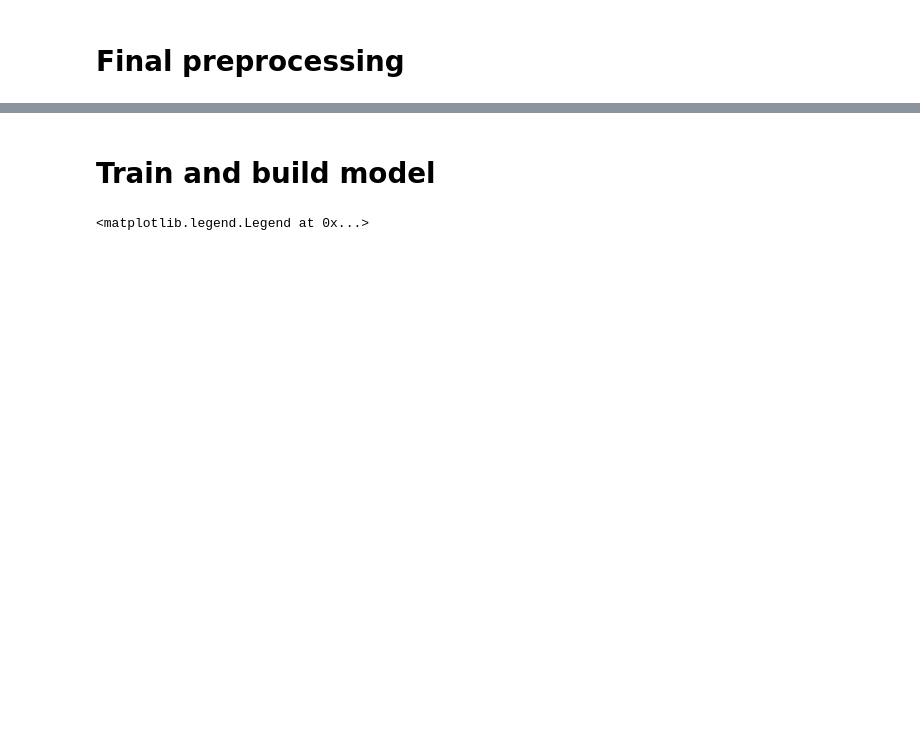
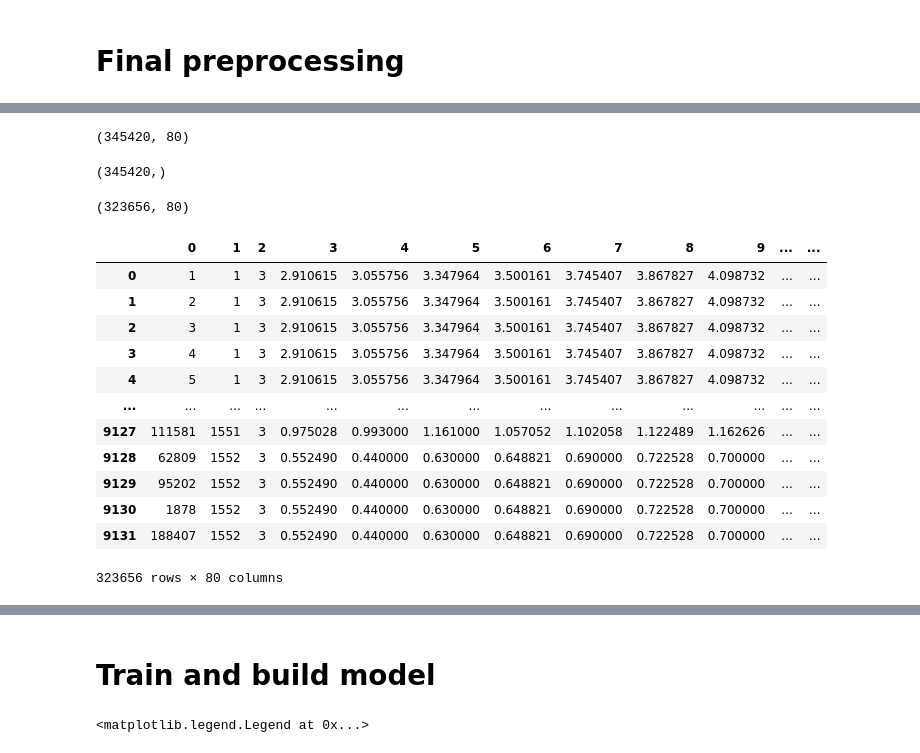
Before and after one commit to ePPilgrim/Python, a Jupyter notebook: MHS/jupyter/mhs_model.ipynb, the cells around one changed output, grey strips where cells are left out. Cells and saved outputs as stored; diff of their text form; code cells hidden in the pictures; blank space fills up the shorter version.

```diff
--- a/MHS/jupyter/mhs_model.ipynb
+++ b/MHS/jupyter/mhs_model.ipynb
@@ -46,2 +61,36 @@ tfkl = tf.keras.layers
+# %%
+df = train_df.copy()
+# %%
+df = df.drop_duplicates(subset = [0,1])
+# %%
+df.shape
+# %% [output]
+(345420, 80)
+# %%
+lx = (df.iloc[:,-14:-2] < -0.00001).any(axis = 1)
+print(lx.shape)
+df = df[~lx]
+# %% [output]
+(345420,)
+# %%
+df.shape
+# %% [output]
+(323656, 80)
+# %%
+df
+# %% [output]
+|  | 0 | 1 | 2 | 3 | 4 | 5 | 6 | 7 | 8 | 9 | ... | ... |
+| 0 | 1 | 1 | 3 | 2.910615 | 3.055756 | 3.347964 | 3.500161 | 3.745407 | 3.867827 | 4.098732 | ... | ... |
+| 1 | 2 | 1 | 3 | 2.910615 | 3.055756 | 3.347964 | 3.500161 | 3.745407 | 3.867827 | 4.098732 | ... | ... |
+| 2 | 3 | 1 | 3 | 2.910615 | 3.055756 | 3.347964 | 3.500161 | 3.745407 | 3.867827 | 4.098732 | ... | ... |
+| 3 | 4 | 1 | 3 | 2.910615 | 3.055756 | 3.347964 | 3.500161 | 3.745407 | 3.867827 | 4.098732 | ... | ... |
+| 4 | 5 | 1 | 3 | 2.910615 | 3.055756 | 3.347964 | 3.500161 | 3.745407 | 3.867827 | 4.098732 | ... | ... |
+| ... | ... | ... | ... | ... | ... | ... | ... | ... | ... | ... | ... | ... |
+| 9127 | 111581 | 1551 | 3 | 0.975028 | 0.993000 | 1.161000 | 1.057052 | 1.102058 | 1.122489 | 1.162626 | ... | ... |
+| 9128 | 62809 | 1552 | 3 | 0.552490 | 0.440000 | 0.630000 | 0.648821 | 0.690000 | 0.722528 | 0.700000 | ... | ... |
+| 9129 | 95202 | 1552 | 3 | 0.552490 | 0.440000 | 0.630000 | 0.648821 | 0.690000 | 0.722528 | 0.700000 | ... | ... |
+| 9130 | 1878 | 1552 | 3 | 0.552490 | 0.440000 | 0.630000 | 0.648821 | 0.690000 | 0.722528 | 0.700000 | ... | ... |
+| 9131 | 188407 | 1552 | 3 | 0.552490 | 0.440000 | 0.630000 | 0.648821 | 0.690000 | 0.722528 | 0.700000 | ... | ... |
+323656 rows × 80 columns
 # %%
 df = None
```
Also changed, not shown: parts of 26 cells of this notebook, 4 other files.
